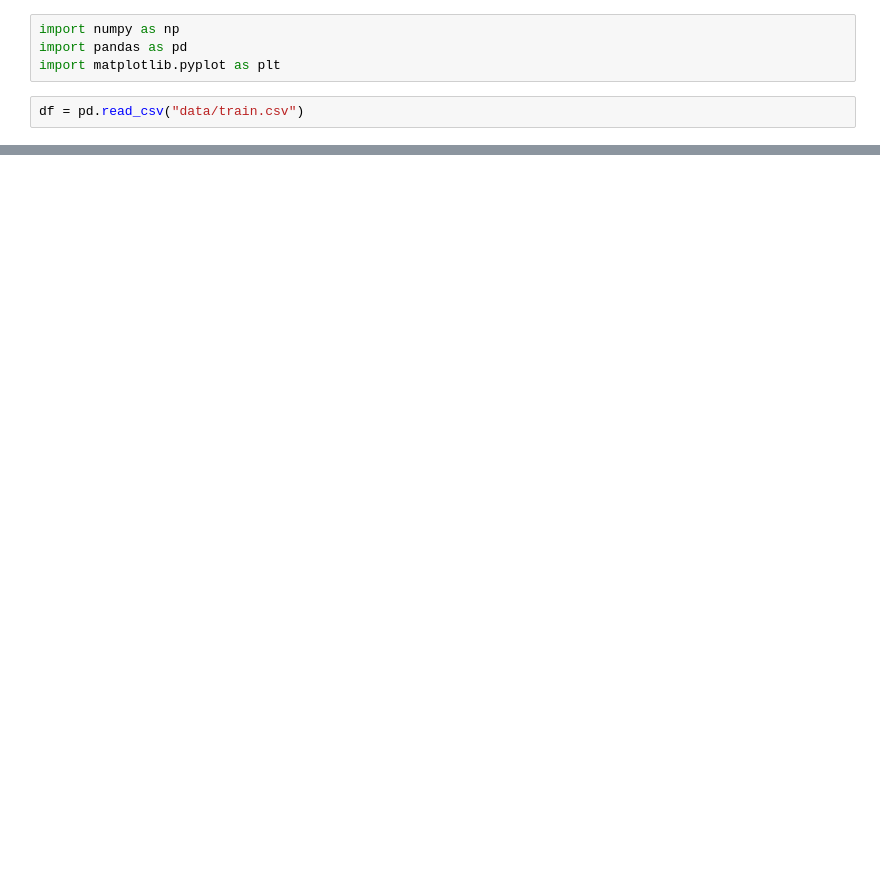
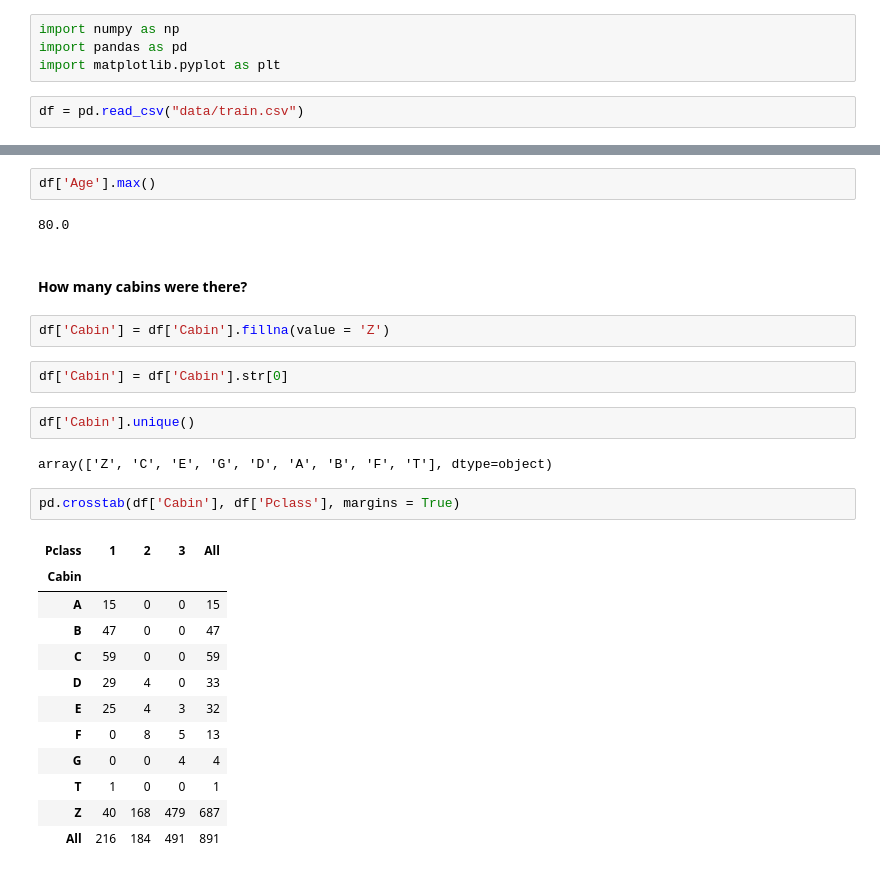
Before and after one commit to dhananjai1511/genpact-ds-batch-2, a Jupyter notebook: Data Analysis/titanic/Just for fun.ipynb, the cells around one changed output, grey strips where cells are left out. Drawn from its saved outputs; the diff is of its cells as text; blank space fills up the shorter version.

```diff
--- a/Data Analysis/titanic/Just for fun.ipynb
+++ b/Data Analysis/titanic/Just for fun.ipynb
@@ -31,0 +120,29 @@ Name: Survived, dtype: int64
+# %%
+df['Age'].max()
+# %% [output]
+80.0
+# %% [markdown]
+#### How many cabins were there?
+# %%
+df['Cabin'] = df['Cabin'].fillna(value = 'Z')
+# %%
+df['Cabin'] = df['Cabin'].str[0]
+# %%
+df['Cabin'].unique()
+# %% [output]
+array(['Z', 'C', 'E', 'G', 'D', 'A', 'B', 'F', 'T'], dtype=object)
+# %%
+pd.crosstab(df['Cabin'], df['Pclass'], margins = True)
+# %% [output]
+| Pclass | 1 | 2 | 3 | All |
+| Cabin |  |  |  |  |
+| A | 15 | 0 | 0 | 15 |
+| B | 47 | 0 | 0 | 47 |
+| C | 59 | 0 | 0 | 59 |
+| D | 29 | 4 | 0 | 33 |
+| E | 25 | 4 | 3 | 32 |
+| F | 0 | 8 | 5 | 13 |
+| G | 0 | 0 | 4 | 4 |
+| T | 1 | 0 | 0 | 1 |
+| Z | 40 | 168 | 479 | 687 |
+| All | 216 | 184 | 491 | 891 |
```
Also changed, not shown: parts of 39 cells of this notebook, 12 other files.
